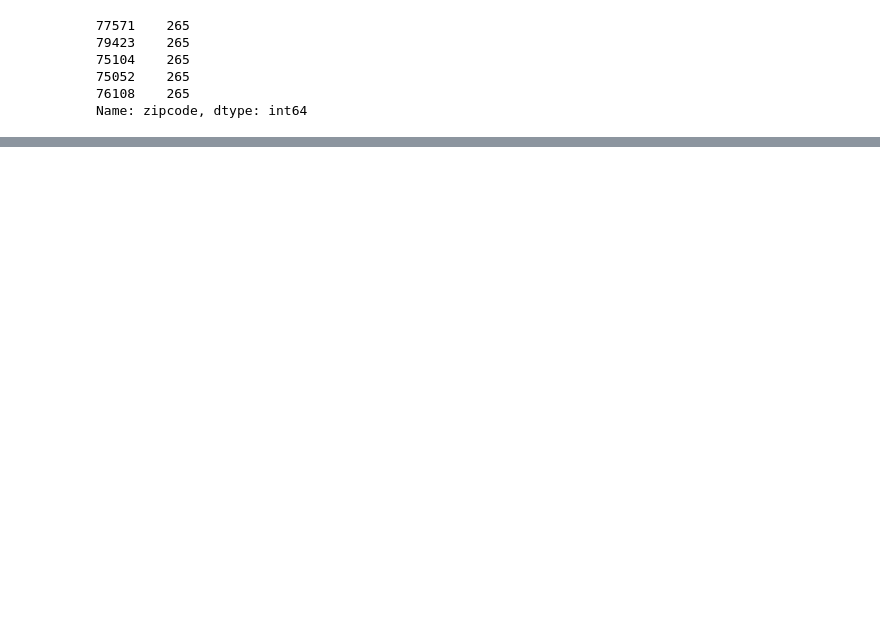
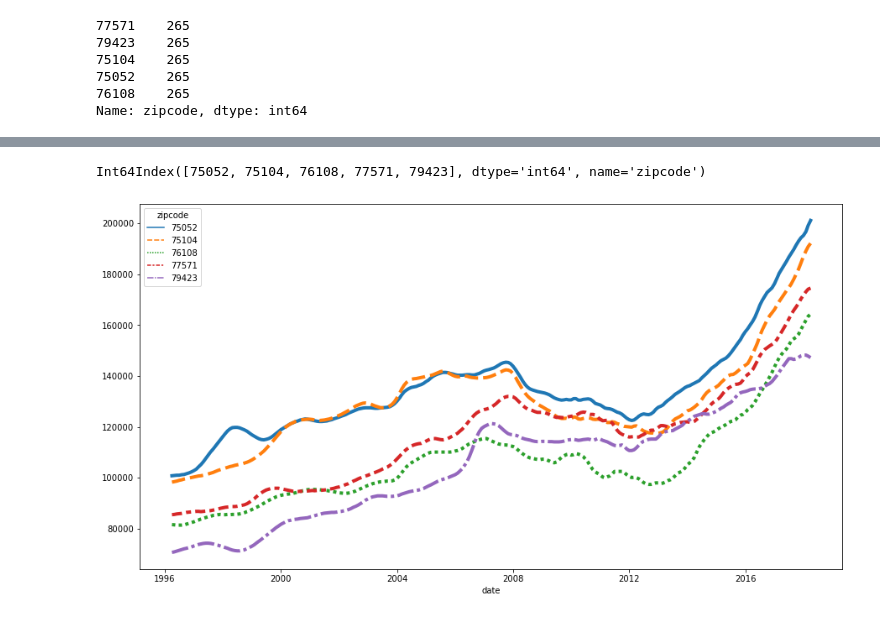
Before and after one commit to rhk48/zillow-time-series, a Jupyter notebook: seth_day_3.ipynb, the cells around one changed output, grey strips where cells are left out. Saved outputs shown, nothing was run; the diff lists cells and outputs as text; code cells hidden in the pictures; blank space fills up the shorter version.

```diff
--- a/seth_day_3.ipynb
+++ b/seth_day_3.ipynb
@@ -374,0 +380,6 @@ Name: zipcode, dtype: int64
+# %%
+df_prices = pd.DataFrame(df_merged[['zipcode','value']], index = df_merged.index)
+df_prices.reset_index(inplace=True)
+
+df_prices = df_prices.pivot('date', 'zipcode', 'value')
+df_prices
@@ -374,0 +401,11 @@ Name: zipcode, dtype: int64
+# %%
+df_prices.columns
+# %% [output]
+Int64Index([75052, 75104, 76108, 77571, 79423], dtype='int64', name='zipcode')
+# %%
+fig, ax = plt.subplots()
+sns.lineplot(data=df_prices, linewidth=4)
+fig.set_size_inches(15, 8);
+plt.savefig('images/5_zips')
+# %% [output]
+[figure, added]
```
Also changed, not shown: parts of 27 cells of this notebook, 1 other file.
